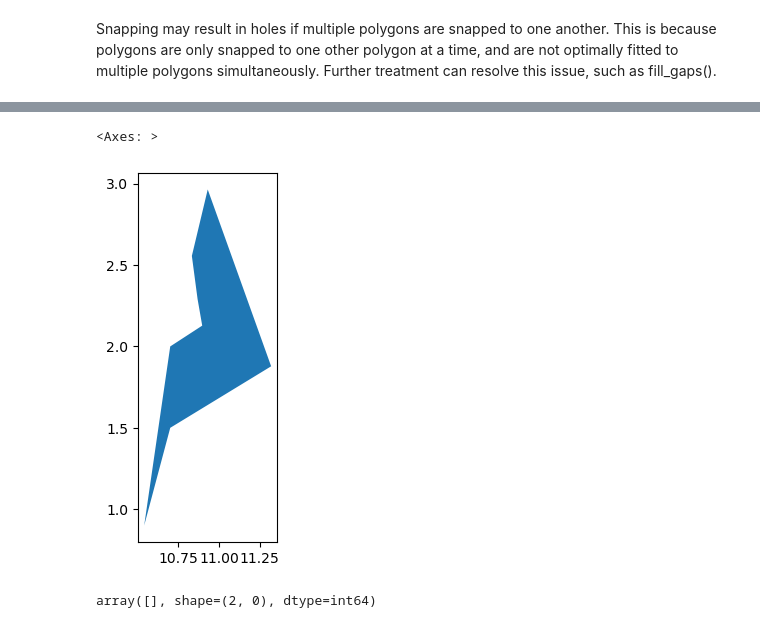
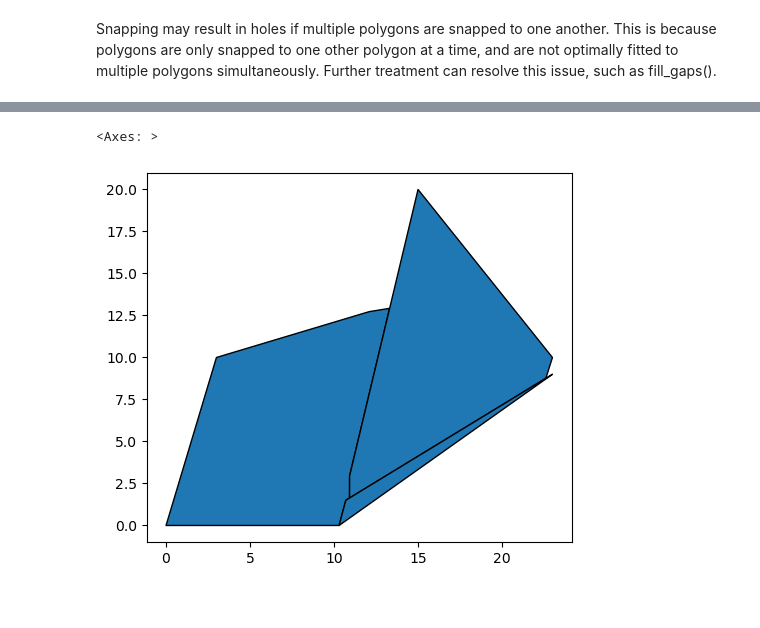
Before and after one commit to martinfleis/geoplanar, a Jupyter notebook: docs/snap.ipynb, the cells around one changed output, grey strips where cells are left out. Drawn from its saved outputs; the diff is of its cells as text; code cells hidden in the pictures.

```diff
--- a/docs/snap.ipynb
+++ b/docs/snap.ipynb
@@ -99,9 +95,5 @@ gap_df = geoplanar.gaps(gdf8)
-# %%
-gap_df.plot()
-# %% [output]
-<Axes: >
-[figure, removed]
-# %%
-gdf8.representative_point().sindex.query(gap_df, predicate="contains")
-# %% [output]
-array([], shape=(2, 0), dtype=int64)
+# %%
+geoplanar.fill_gaps(gdf8, strategy='largest').plot(edgecolor='k')
+# %% [output]
+<Axes: >
+[figure, added]
```
Also changed, not shown: parts of 6 cells of this notebook, 4 other files.
